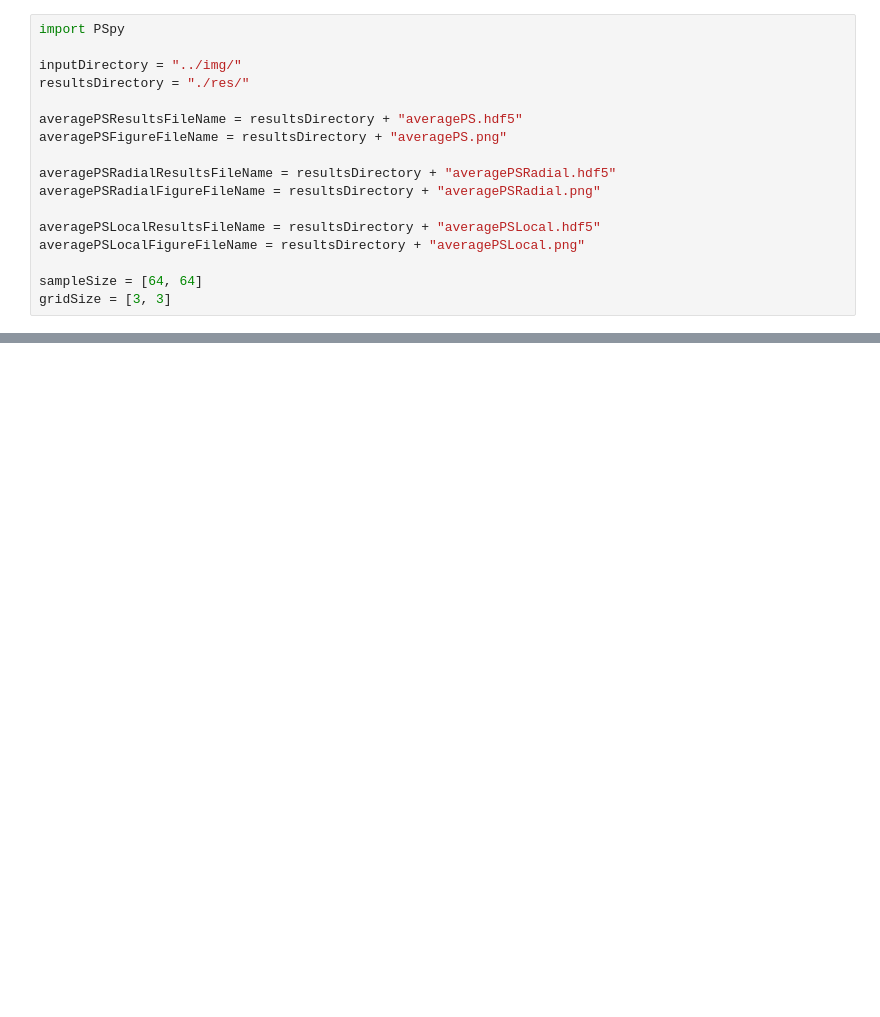
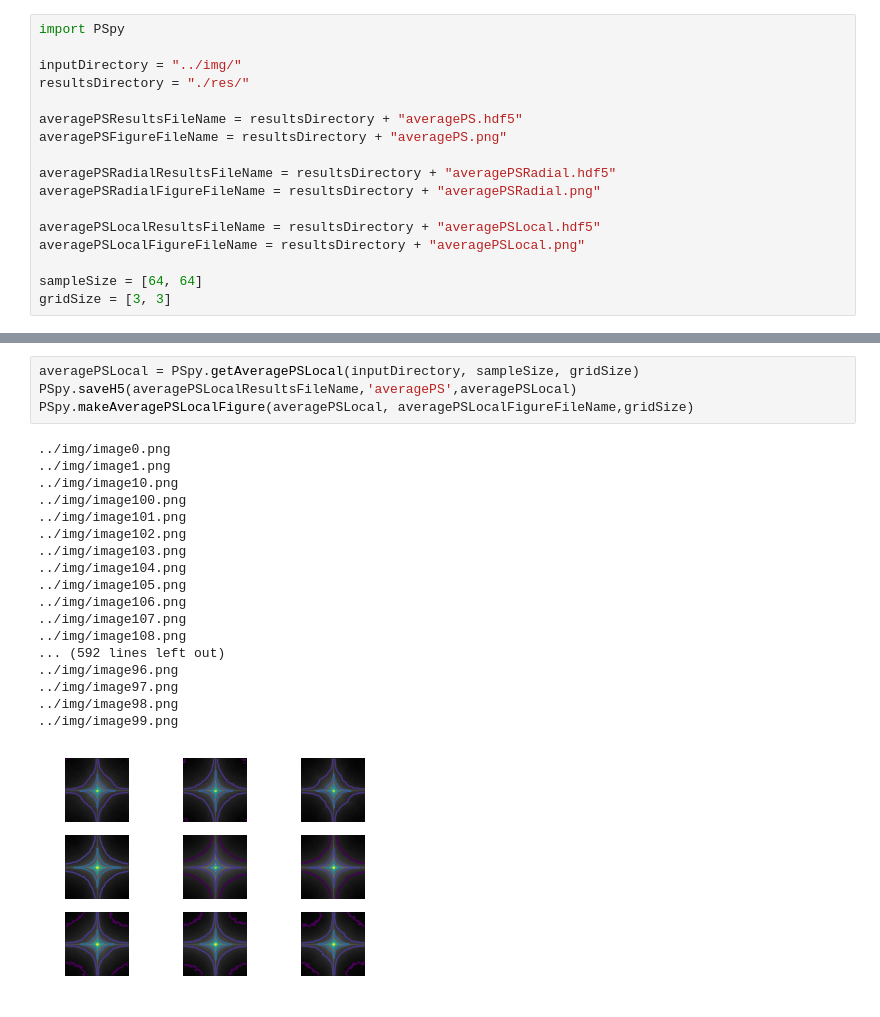
Before and after one commit to Granipouss/ESE41, a Jupyter notebook: TP1/RunMe.ipynb, the cells around one changed output, grey strips where cells are left out. Cells and saved outputs as stored; diff of their text form; blank space fills up the shorter version.

```diff
--- a/TP1/RunMe.ipynb
+++ b/TP1/RunMe.ipynb
@@ -45,0 +66,23 @@ PSpy.makeAveragePSRadialFigure(radialFreq, averagePSRadial, averagePSRadialFigur
+# %%
+averagePSLocal = PSpy.getAveragePSLocal(inputDirectory, sampleSize, gridSize)
+PSpy.saveH5(averagePSLocalResultsFileName,'averagePS',averagePSLocal)
+PSpy.makeAveragePSLocalFigure(averagePSLocal, averagePSLocalFigureFileName,gridSize)
+# %% [output]
+../img/image0.png
+../img/image1.png
+../img/image10.png
+../img/image100.png
+../img/image101.png
+../img/image102.png
+../img/image103.png
+../img/image104.png
+../img/image105.png
+../img/image106.png
+../img/image107.png
+../img/image108.png
+... (592 lines left out)
+../img/image96.png
+../img/image97.png
+../img/image98.png
+../img/image99.png
+[figure, added]
```
Also changed, not shown: parts of 4 cells of this notebook, 3 other files.
